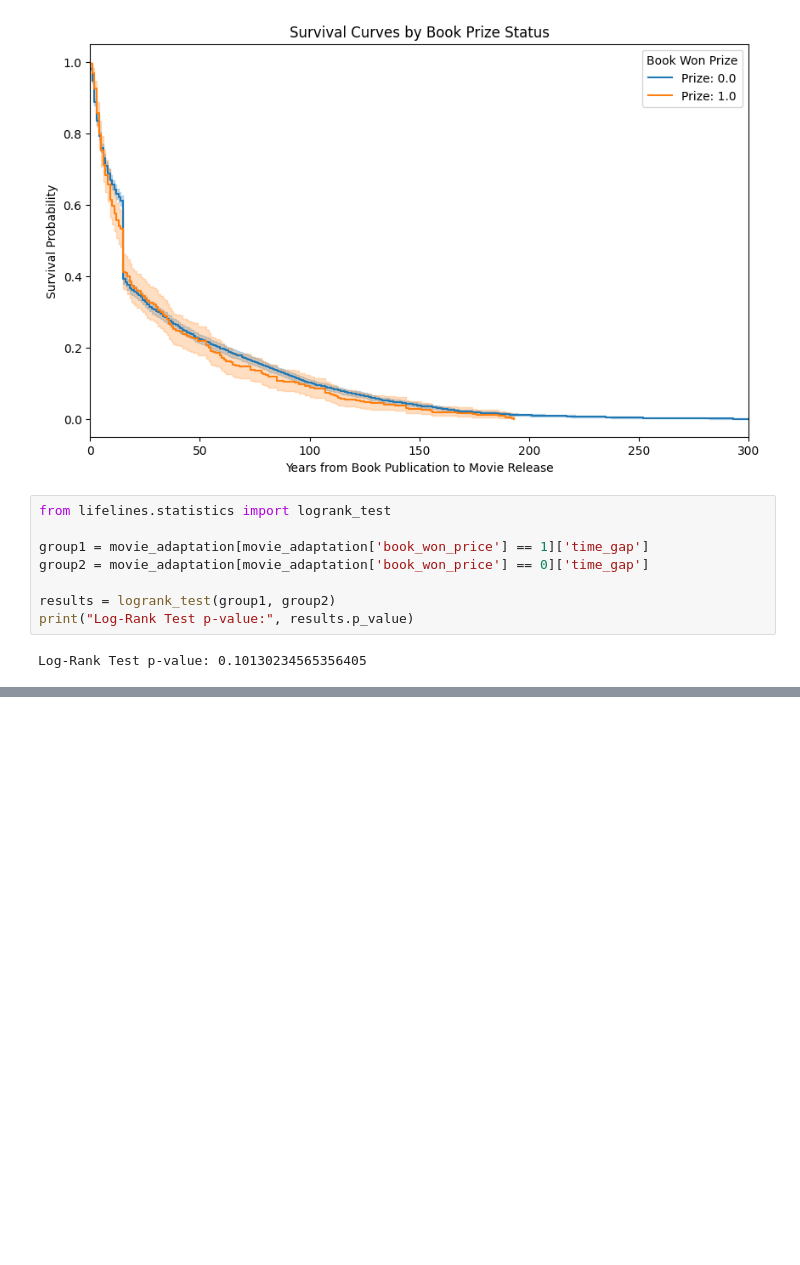
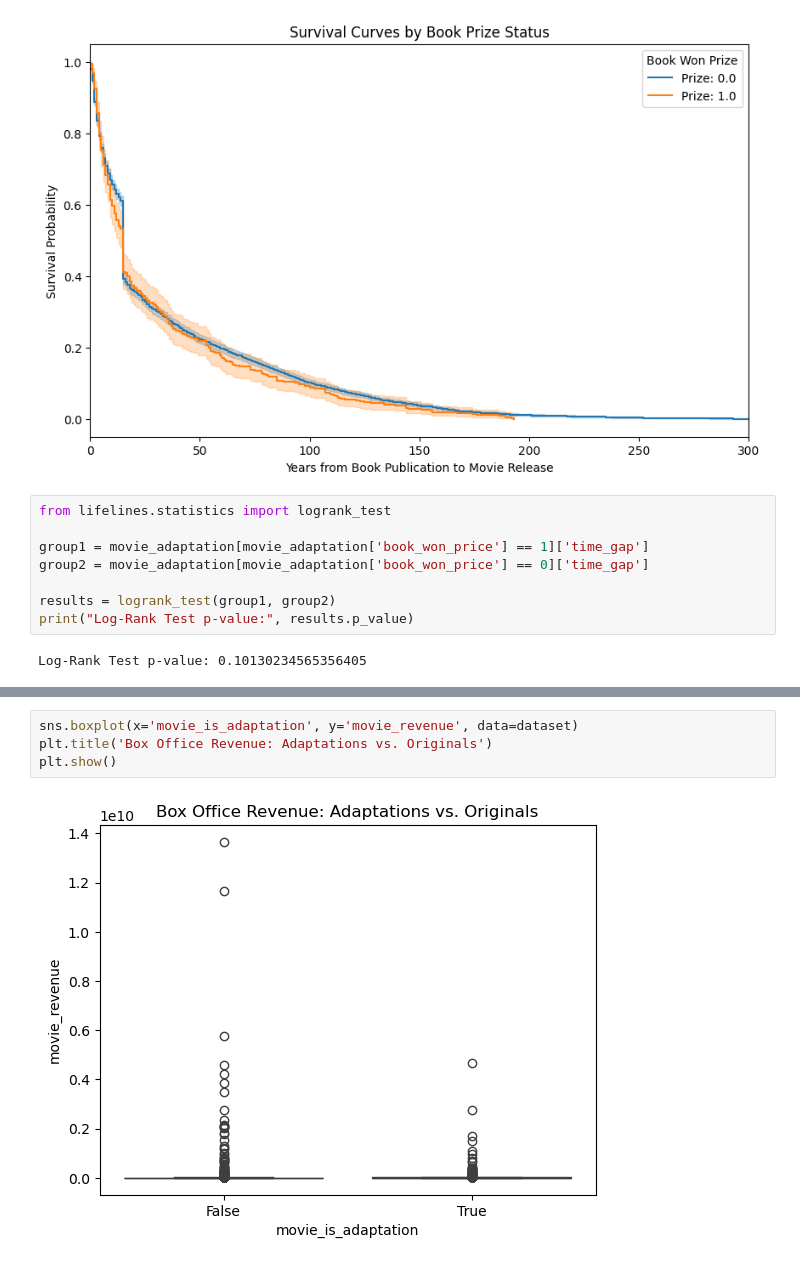
Before and after one commit to epfl-ada/ada-2024-project-ada212, a Jupyter notebook: data_analysis.ipynb, the cells around one changed output, grey strips where cells are left out. Cells and saved outputs as stored; diff of their text form; blank space fills up the shorter version.

```diff
--- a/data_analysis.ipynb
+++ b/data_analysis.ipynb
@@ -199,0 +260,6 @@ Log-Rank Test p-value: 0.10130234565356405
+# %%
+sns.boxplot(x='movie_is_adaptation', y='movie_revenue', data=dataset)
+plt.title('Box Office Revenue: Adaptations vs. Originals')
+plt.show()
+# %% [output]
+[figure, added]
```
Also changed, not shown: parts of 14 cells of this notebook, 3 other files.
